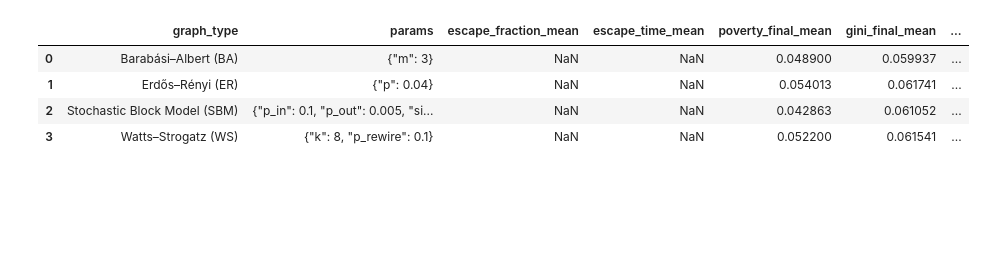
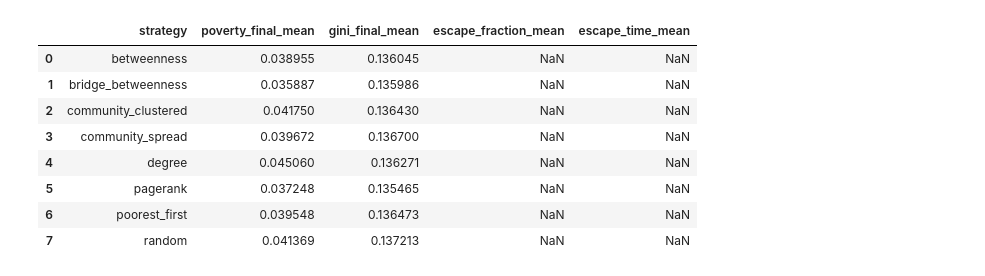
Before and after one commit to niranjandawadi/THESIS-EXPERIMENTS, a Jupyter notebook: notebooks/01_quick_plots.ipynb, the cells around one changed output. Saved outputs shown, nothing was run; the diff lists cells and outputs as text; code cells hidden in the pictures; blank space fills up the shorter version.

```diff
--- a/notebooks/01_quick_plots.ipynb
+++ b/notebooks/01_quick_plots.ipynb
@@ -4,13 +4,16 @@ import pandas as pd
 import numpy as np
 import matplotlib.pyplot as plt
 
-# ---- Paths (edit if your folder name differs) ----
-RESULTS_DIR = os.path.join("..", "results", "topology_sweep")
+EXPERIMENT = "seeding_aid"   # or "seeding_aid"
+
+RESULTS_DIR = os.path.join("..", "results", EXPERIMENT)
 TS_AGG_PATH = os.path.join(RESULTS_DIR, "timeseries_agg.csv")
 SUMMARY_PATH = os.path.join(RESULTS_DIR, "summary_table.csv")
 
 df_ts = pd.read_csv(TS_AGG_PATH)
 df_sum = pd.read_csv(SUMMARY_PATH)
 
+GROUP_COL = "graph_type" if EXPERIMENT == "topology_sweep" else "strategy"
+
 df_ts.head(), df_sum.head()
 # %% [output]
@@ -155,19 +142,33 @@ out_png
 # %%
 # Keep only the most thesis-relevant columns
-cols = [
-    "graph_type", "params",
-    "escape_fraction_mean", "escape_time_mean",
-    "poverty_final_mean", "gini_final_mean",
-    "spearman_rank_corr_mean", "mean_abs_rank_change_mean"
+# cols = [
+#     "graph_type", "params",
+#     "escape_fraction_mean", "escape_time_mean",
+#     "poverty_final_mean", "gini_final_mean",
+#     "spearman_rank_corr_mean", "mean_abs_rank_change_mean"
+# ]
+# cols = [c for c in cols if c in df_sum.columns]
+# df_display = df_sum[cols].copy()
+
+# df_display[GROUP_COL] = df_display[GROUP_COL].map(lambda x: LABELS.get(x, x))
+# df_display
+
+cols = [GROUP_COL] + (["params"] if EXPERIMENT == "topology_sweep" and "params" in df_sum.columns else []) + [
+    "poverty_final_mean", "gini_final_mean", "escape_fraction_mean", "escape_time_mean"
 ]
 cols = [c for c in cols if c in df_sum.columns]
+
 df_display = df_sum[cols].copy()
+df_display[GROUP_COL] = df_display[GROUP_COL].map(lambda x: LABELS.get(x, str(x)))
 
-df_display["graph_type"] = df_display["graph_type"].map(lambda x: LABELS.get(x, x))
 df_display
 # %% [output]
-|  | graph_type | params | escape_fraction_mean | escape_time_mean | poverty_final_mean | gini_final_mean | ... |
-| 0 | Barabási–Albert (BA) | {"m": 3} | NaN | NaN | 0.048900 | 0.059937 | ... |
-| 1 | Erdős–Rényi (ER) | {"p": 0.04} | NaN | NaN | 0.054013 | 0.061741 | ... |
-| 2 | Stochastic Block Model (SBM) | {"p_in": 0.1, "p_out": 0.005, "si... | NaN | NaN | 0.042863 | 0.061052 | ... |
-| 3 | Watts–Strogatz (WS) | {"k": 8, "p_rewire": 0.1} | NaN | NaN | 0.052200 | 0.061541 | ... |
+|  | strategy | poverty_final_mean | gini_final_mean | escape_fraction_mean | escape_time_mean |
+| 0 | betweenness | 0.038955 | 0.136045 | NaN | NaN |
+| 1 | bridge_betweenness | 0.035887 | 0.135986 | NaN | NaN |
+| 2 | community_clustered | 0.041750 | 0.136430 | NaN | NaN |
+| 3 | community_spread | 0.039672 | 0.136700 | NaN | NaN |
+| 4 | degree | 0.045060 | 0.136271 | NaN | NaN |
+| 5 | pagerank | 0.037248 | 0.135465 | NaN | NaN |
+| 6 | poorest_first | 0.039548 | 0.136473 | NaN | NaN |
+| 7 | random | 0.041369 | 0.137213 | NaN | NaN |
```
Also changed, not shown: parts of 5 cells of this notebook, 8 other files.
